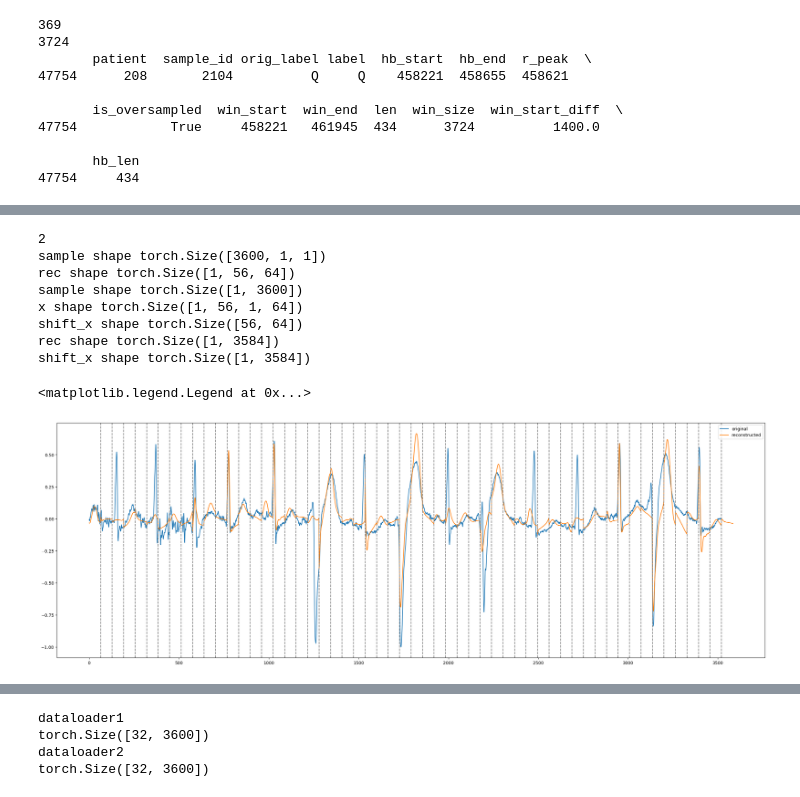
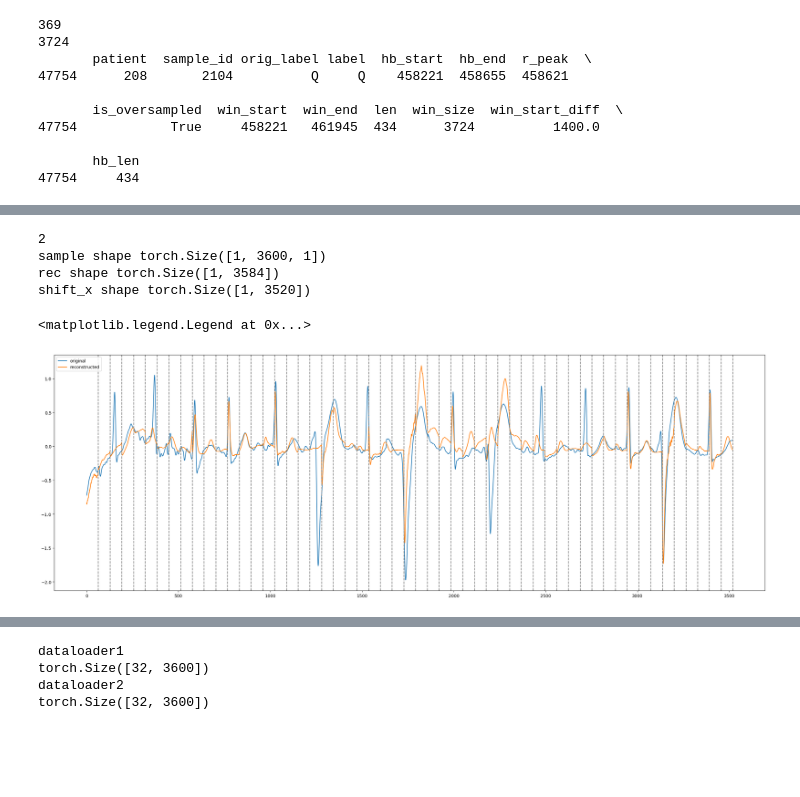
Before and after one commit to luna97/MIT-BIH_ecg_arrhytmia, a Jupyter notebook: test.ipynb, the cells around one changed output, grey strips where cells are left out. Drawn from its saved outputs; the diff is of its cells as text; code cells hidden in the pictures; blank space fills up the shorter version.

```diff
--- a/test.ipynb
+++ b/test.ipynb
@@ -66,11 +115,16 @@ Name: 4978, dtype: object
 from models.xLSTM import myxLSTM
 import torch
 
-#path = 'lightning_logs/version_9/checkpoints/epoch=2-step=8088.ckpt'
-# path = 'lightning_logs/version_103/checkpoints/epoch=9-step=4760.ckpt'
-path = 'pretrain-xLSTM/mop2okku/checkpoints/epoch=26-step=72792.ckpt'
+#without gradient loss
+# path = 'lightning_logs/version_107/checkpoints/epoch=5-step=16176.ckpt'
 
-xlstm = myxLSTM(patch_size=64, dropout=0.1, embedding_dim=128, activation_fn='relu', xlstm_depth=5)
+#with gradient loss
+# path = 'lightning_logs/version_108/checkpoints/epoch=3-step=10784.ckpt'
+# path = 'lightning_logs/version_111/checkpoints/epoch=5-step=16176.ckpt'
+
+path = 'pretrain-xLSTM/xyq7f8n9/checkpoints/epoch=3-step=10784.ckpt'
+patch_size=64
+xlstm = myxLSTM(patch_size=patch_size, dropout=0.1, embedding_size=1024, activation_fn='relu', xlstm_depth=8, multi_token_prediction=True)
 checkpoint = torch.load(path)
 print(checkpoint.keys())
 print(checkpoint['hyper_parameters'])
@@ -78,6 +132,6 @@ state_dict = checkpoint['state_dict']
 # Remove 'model.' prefix from keys
 new_state_dict = {k.replace('model.', ''): v for k, v in state_dict.items()}
 print(new_state_dict.keys())
-xlstm.load_state_dict(new_state_dict, strict=False)
+xlstm.load_state_dict(new_state_dict, strict=True)
 xlstm.eval()
 # %% [output]
@@ -108,54 +162,48 @@ import numpy as np
 from torch.utils.data import DataLoader
 
 from dataset.mit_bih import ECGMITBIHDataset
-dataset = ECGMITBIHDataset('/media/Volume/data/MIT-BHI/data/', subset='test', num_leads=1, oversample=False, random_shift=False, patch_size=64, normalize=True, nkclean=False)
+dataset = ECGMITBIHDataset('/media/Volume/data/MIT-BHI/data/', subset='test', num_leads=1, oversample=False, random_shift=False, patch_size=patch_size, normalize=False, nkclean=True)
 
 xlstm = xlstm.to('cuda')
 xlstm.eval()
 # idx with V: 16799
 # get test dataset
 sample = dataset[16799]
 print(sample['label'])
-sample = sample['signal'].to('cuda')
+tab_data = sample['tab_data']
+sample = sample['signal'].to('cuda').unsqueeze(0)
 print('sample shape', sample.shape)
-sample = sample.squeeze().unsqueeze(0)
 
-reconstruct = xlstm.reconstruct(sample) # [batch_size, seq_len // 64, patch_size]
-print('rec shape', reconstruct.shape)
-print('sample shape', sample.shape)
-shift_reconstruct = reconstruct[:, :]
-x, _, _ = xlstm.seq_to_token(sample)
-shift_x = x.squeeze()
-print('x shape', x.shape)
-print('shift_x shape', shift_x.shape)
+reconstruct, _, _, _ = xlstm.reconstruct(sample, tab_data) # [batch_size, seq_len // 64, patch_size]
+shift_x = sample[:, :reconstruct.shape[1]]
+shift_x = shift_x[:, patch_size:].squeeze()
+
+
+shift_reconstruct = reconstruct[:, :-patch_size]
 
 # try to reconstruct one element at a time
 reconstruct = reconstruct.view(1, -1)
 shift_x = shift_x.view(1, -1)
 print('rec shape', reconstruct.shape)
 print('shift_x shape', shift_x.shape)
 
 
 # plot the original and reconstructed signal
 import matplotlib.pyplot as plt
 plt.figure(figsize=(30, 10))
-plt.plot(shift_x[:, 64:].squeeze().cpu().numpy(), label='original')
-plt.plot(reconstruct[0].squeeze().detach().cpu().numpy(), label='reconstructed')
+plt.plot(shift_x.squeeze().cpu().numpy(), label='original')
+plt.plot(shift_reconstruct.squeeze().detach().cpu().numpy(), label='reconstructed')
 # add a pipe avery 64 samples
 for i in range(1, 3600 // 64):
     plt.axvline(x=64*i, color='gray', linestyle='--')
 plt.legend()
 # %% [output]
 2
-sample shape torch.Size([3600, 1, 1])
-rec shape torch.Size([1, 56, 64])
-sample shape torch.Size([1, 3600])
-x shape torch.Size([1, 56, 1, 64])
-shift_x shape torch.Size([56, 64])
+sample shape torch.Size([1, 3600, 1])
 rec shape torch.Size([1, 3584])
-shift_x shape torch.Size([1, 3584])
+shift_x shape torch.Size([1, 3520])
 <matplotlib.legend.Legend at 0x...>
-[figure, old version]
+[figure, new version]
 # %%
 # given the sample predict a new signal
 
```
Also changed, not shown: parts of 12 cells of this notebook, 12 other files.
